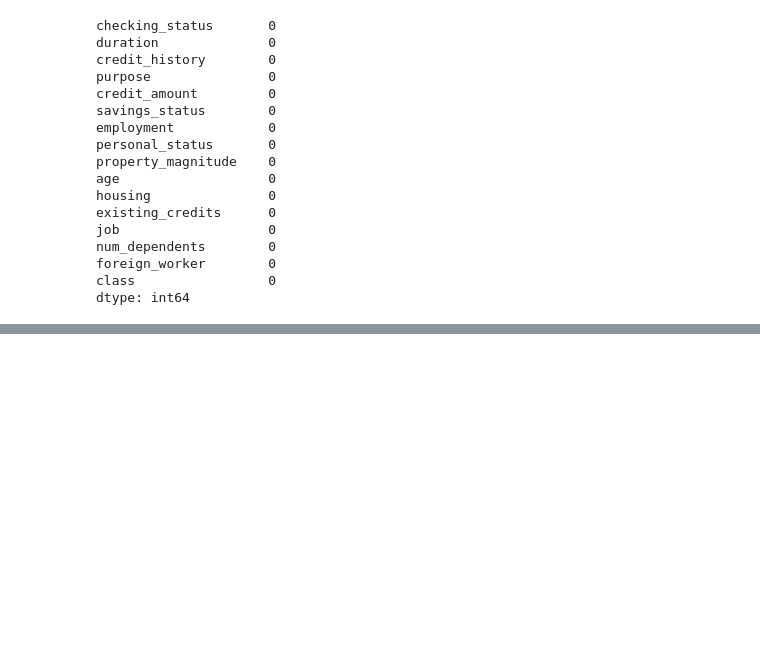
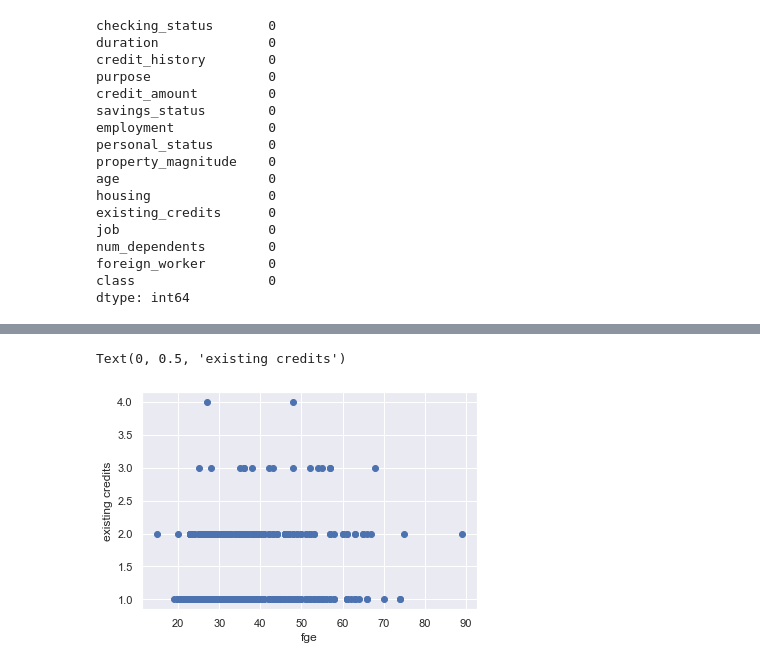
Before and after one commit to ostrenkota/IAD, a Jupyter notebook: lab1_task.ipynb, the cells around one changed output, grey strips where cells are left out. Cells and saved outputs as stored; diff of their text form; code cells hidden in the pictures; blank space fills up the shorter version.

```diff
--- a/lab1_task.ipynb
+++ b/lab1_task.ipynb
@@ -213,0 +236,8 @@ Name: housing, dtype: int64
+# %%
+#количественные признаки
+plt.scatter(credit_df['age'], credit_df['existing_credits'])
+plt.xlabel('fge')
+plt.ylabel('existing credits')
+# %% [output]
+Text(0, 0.5, 'existing credits')
+[figure, added]
```
Also changed, not shown: parts of 12 cells of this notebook, 1 other file.
